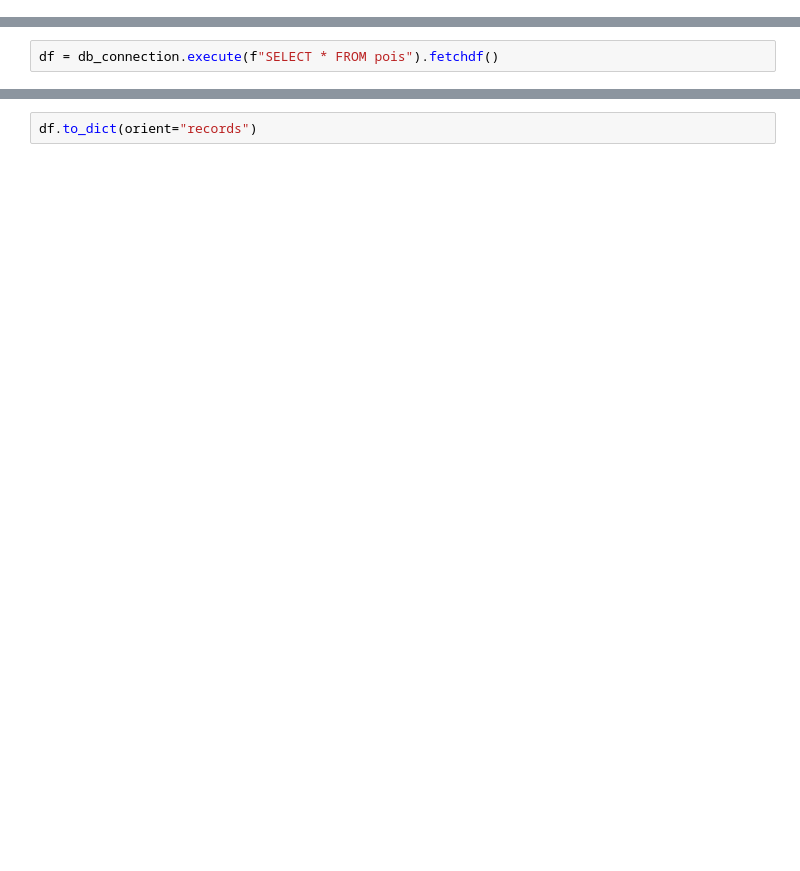
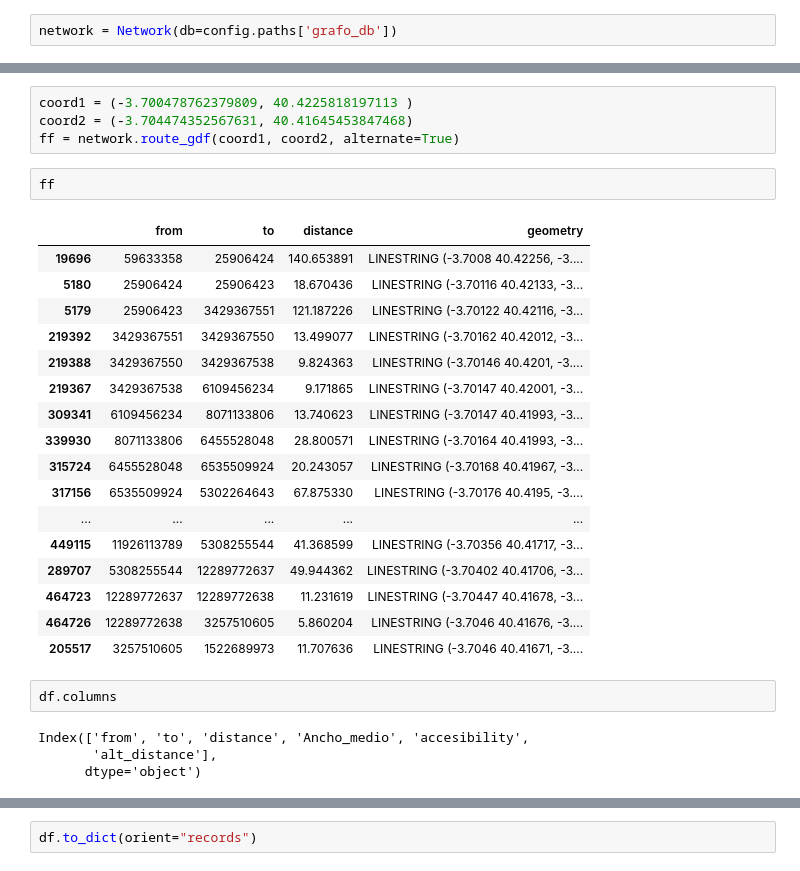
Before and after one commit to mehrrero/madrid_open_data, a Jupyter notebook: text.ipynb, the cells around one changed output, grey strips where cells are left out. Cells and saved outputs as stored; diff of their text form; blank space fills up the shorter version.

Commit message:
route endpoint updated

```diff
--- a/text.ipynb
+++ b/text.ipynb
@@ -8,0 +13,2 @@ db_connection = duckdb.connect(json_config['pois_db'])
+# %%
+network = Network(db=config.paths['grafo_db'])
@@ -9,3 +27,31 @@ db_connection = duckdb.connect(json_config['pois_db'])
+# %%
+coord1 = (-3.700478762379809, 40.4225818197113 )
+coord2 = (-3.704474352567631, 40.41645453847468)
+ff = network.route_gdf(coord1, coord2, alternate=True)
 # %%
-df = db_connection.execute(f"SELECT * FROM pois").fetchdf()
+ff
+# %% [output]
+|  | from | to | distance | geometry |
+| 19696 | 59633358 | 25906424 | 140.653891 | LINESTRING (-3.7008 40.42256, -3.... |
+| 5180 | 25906424 | 25906423 | 18.670436 | LINESTRING (-3.70116 40.42133, -3... |
+| 5179 | 25906423 | 3429367551 | 121.187226 | LINESTRING (-3.70122 40.42116, -3... |
+| 219392 | 3429367551 | 3429367550 | 13.499077 | LINESTRING (-3.70162 40.42012, -3... |
+| 219388 | 3429367550 | 3429367538 | 9.824363 | LINESTRING (-3.70146 40.4201, -3.... |
+| 219367 | 3429367538 | 6109456234 | 9.171865 | LINESTRING (-3.70147 40.42001, -3... |
+| 309341 | 6109456234 | 8071133806 | 13.740623 | LINESTRING (-3.70147 40.41993, -3... |
+| 339930 | 8071133806 | 6455528048 | 28.800571 | LINESTRING (-3.70164 40.41993, -3... |
+| 315724 | 6455528048 | 6535509924 | 20.243057 | LINESTRING (-3.70168 40.41967, -3... |
+| 317156 | 6535509924 | 5302264643 | 67.875330 | LINESTRING (-3.70176 40.4195, -3.... |
+| ... | ... | ... | ... | ... |
+| 449115 | 11926113789 | 5308255544 | 41.368599 | LINESTRING (-3.70356 40.41717, -3... |
+| 289707 | 5308255544 | 12289772637 | 49.944362 | LINESTRING (-3.70402 40.41706, -3... |
+| 464723 | 12289772637 | 12289772638 | 11.231619 | LINESTRING (-3.70447 40.41678, -3... |
+| 464726 | 12289772638 | 3257510605 | 5.860204 | LINESTRING (-3.7046 40.41676, -3.... |
+| 205517 | 3257510605 | 1522689973 | 11.707636 | LINESTRING (-3.7046 40.41671, -3.... |
+# %%
+df.columns
+# %% [output]
+Index(['from', 'to', 'distance', 'Ancho_medio', 'accesibility',
+       'alt_distance'],
+      dtype='object')
 # %%
```
Also changed, not shown: parts of 3 cells of this notebook, 5 other files.
